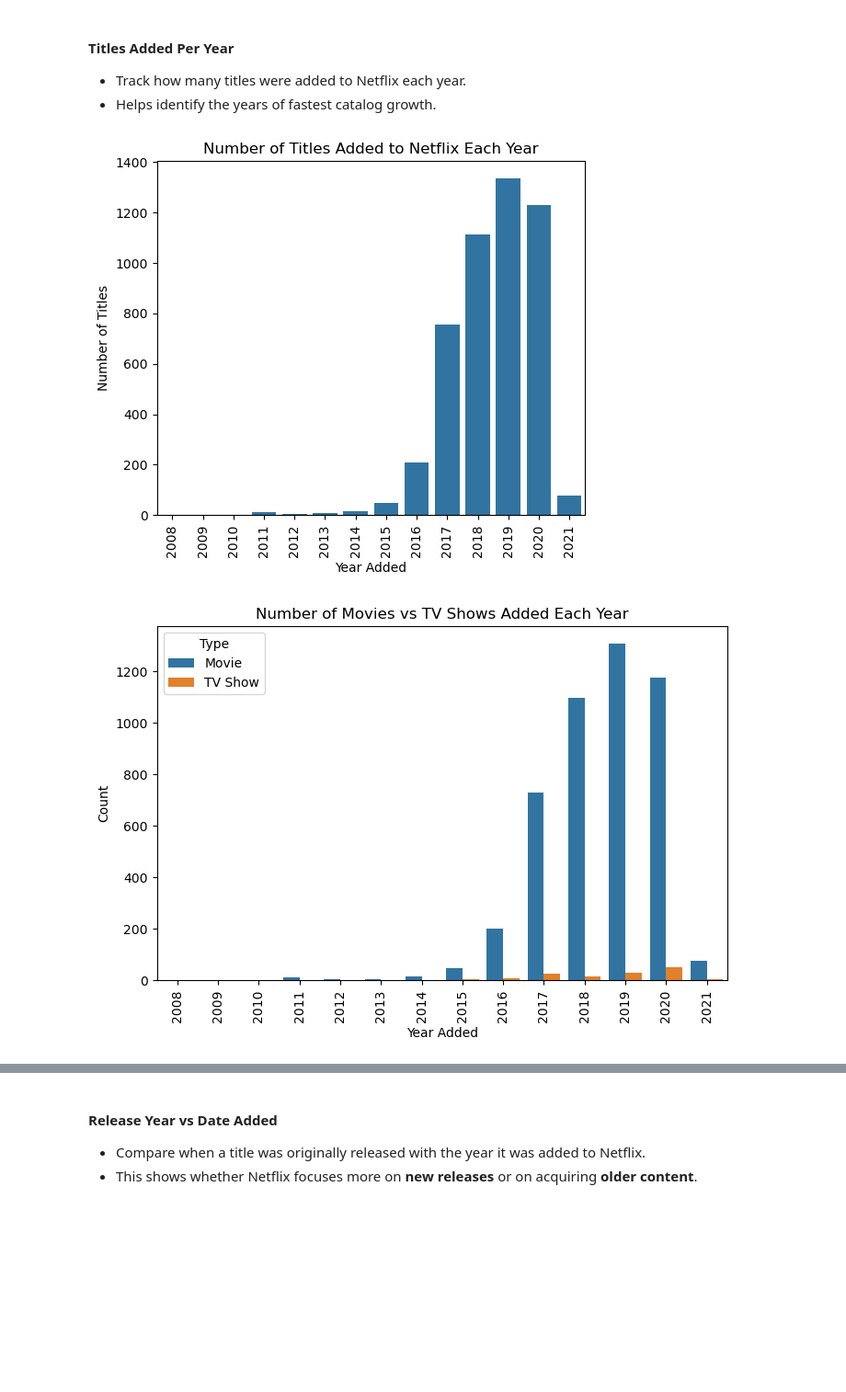
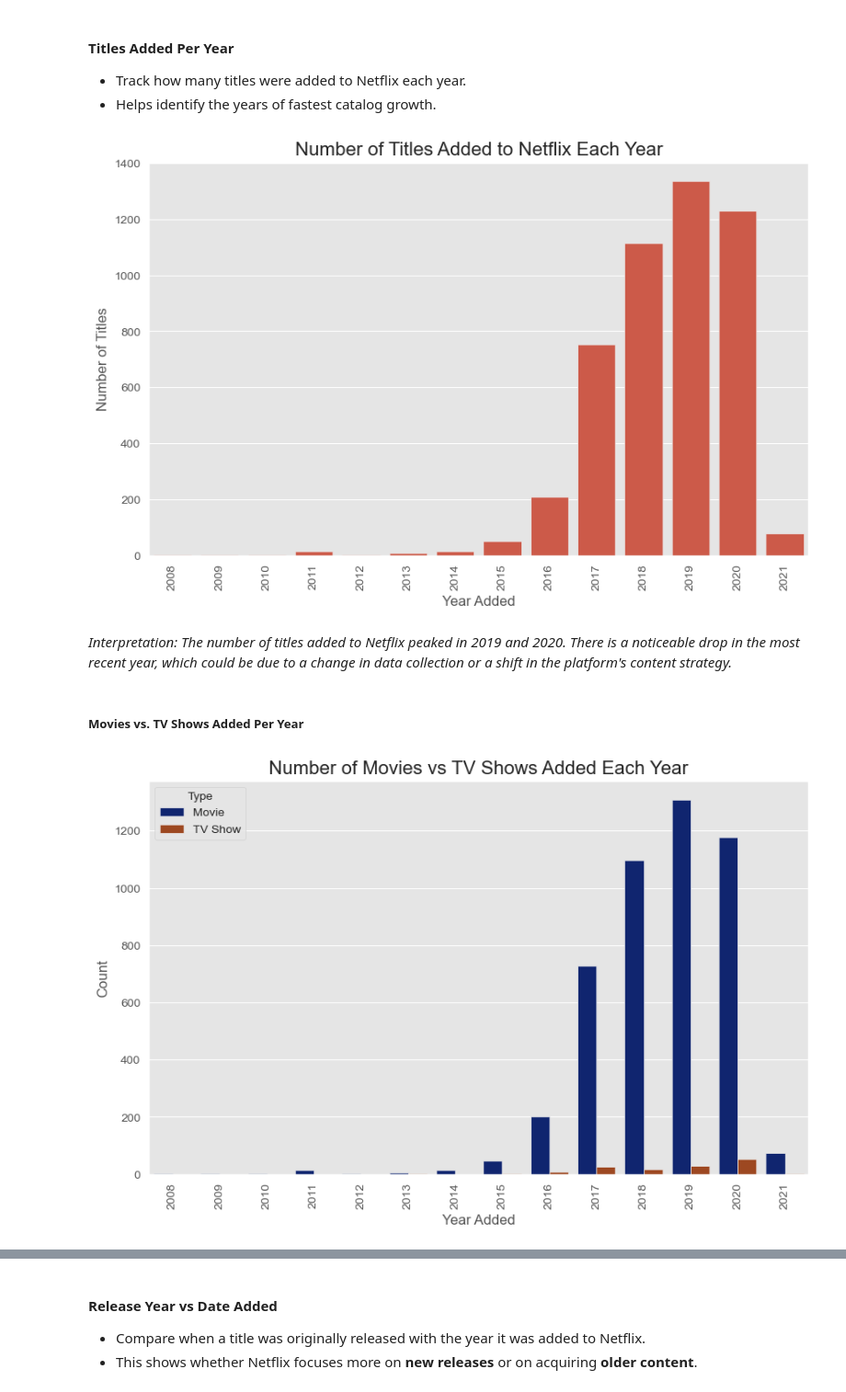
Before and after one commit to rnzlyt/netflix-data-exploration, a Jupyter notebook: netflix_eda.ipynb, the cells around one changed output, grey strips where cells are left out. Shown at 92% size. Drawn from its saved outputs; the diff is of its cells as text; code cells hidden in the pictures; blank space fills up the shorter version.

```diff
--- a/netflix_eda.ipynb
+++ b/netflix_eda.ipynb
@@ -21,15 +22,27 @@ import matplotlib.pyplot as plt
 import seaborn as sns
 import plotly.express as px
 from collections import Counter
-
 from wordcloud import WordCloud, STOPWORDS
 import re
 
-# Load dataset
-df = pd.read_csv("data/netflix_data.csv")
+# Set plotting styles for a consistent look
+sns.set_style("whitegrid")
+plt.style.use('ggplot')
 
-# Quick overview
-print(df.shape)
-print(df.info())
-df.head()
+
+# Load the dataset
+try:
+    df = pd.read_csv("data/netflix_data.csv")
+except FileNotFoundError:
+    print("Error: The file 'netflix_data.csv' was not found. Please check the file path.")
+    # Exit or handle the error gracefully
+    exit()
+
+# Print basic info
+print(f"Shape of the dataset: {df.shape}")
+print("\n--- Column Info ---")
+df.info()
+
+print("\n--- First 5 rows ---")
+display(df.head())
 # %% [output]
@@ -228,27 +264,27 @@ Understanding how Netflix’s catalog has evolved over time provides insights in
 # %%
 # --- Titles added to Netflix per year ---
 
-df['year_added'] = df['date_added'].dt.year
-
-plt.figure(figsize=(6,5))
+plt.figure(figsize=(10, 6))
 sns.countplot(x='year_added', data=df, order=sorted(df['year_added'].dropna().unique()))
 plt.xticks(rotation=90)
-plt.title("Number of Titles Added to Netflix Each Year")
-plt.xlabel("Year Added")
-plt.ylabel("Number of Titles")
+plt.title("Number of Titles Added to Netflix Each Year", fontsize=16)
+plt.xlabel("Year Added", fontsize=12)
+plt.ylabel("Number of Titles", fontsize=12)
 plt.show()
 # %% [output]
-[figure, old version]
+[figure, new version]
+# %% [markdown]
+*Interpretation: The number of titles added to Netflix peaked in 2019 and 2020. There is a noticeable drop in the most recent year, which could be due to a change in data collection or a shift in the platform's content strategy.*
+# %% [markdown]
+##### Movies vs. TV Shows Added Per Year
 # %%
-# --- Movies vs Shows added to Netflix per year ---
-
-plt.figure(figsize=(8,5))
-sns.countplot(x='year_added', hue='type', data=df, order=sorted(df['year_added'].dropna().unique()))
+plt.figure(figsize=(10, 6))
+sns.countplot(x='year_added', hue='type', data=df, order=sorted(df['year_added'].dropna().unique()), palette='dark')
 plt.xticks(rotation=90)
-plt.title("Number of Movies vs TV Shows Added Each Year")
-plt.xlabel("Year Added")
-plt.ylabel("Count")
+plt.title("Number of Movies vs TV Shows Added Each Year", fontsize=16)
+plt.xlabel("Year Added", fontsize=12)
+plt.ylabel("Count", fontsize=12)
 plt.legend(title="Type")
 plt.show()
 # %% [output]
-[figure, old version]
+[figure, new version]
```
Also changed, not shown: parts of 45 cells of this notebook.
